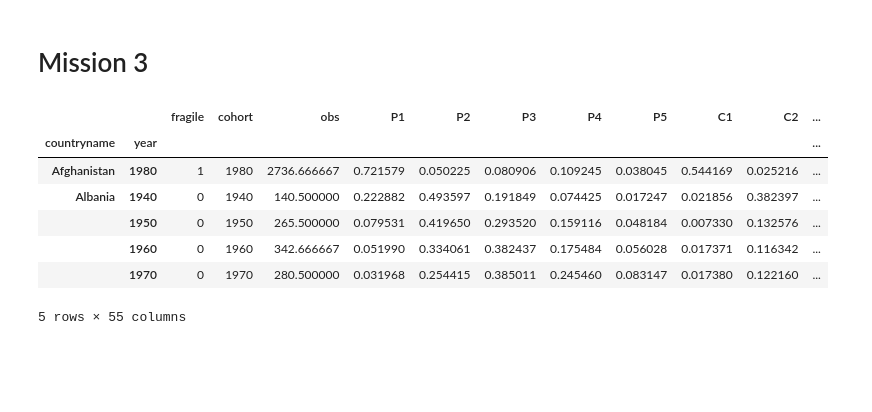
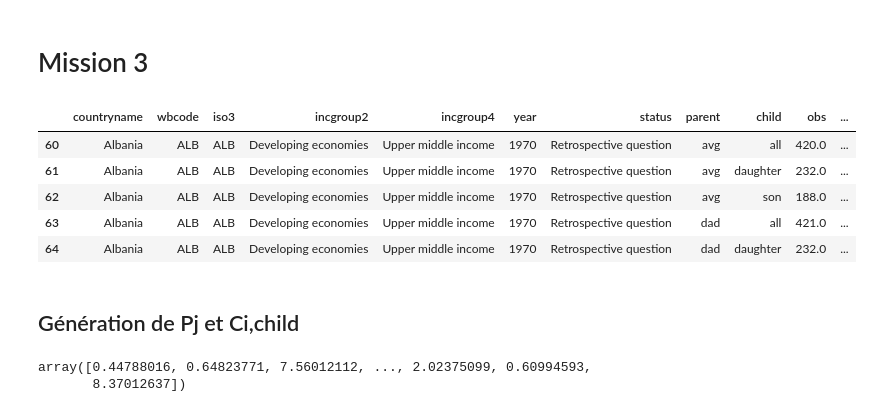
Before and after one commit to Julien-paulet/Projet_7, a Jupyter notebook: Effectuez_une_prediction_de_revenus_main_file.ipynb, the cells around one changed output. Saved outputs shown, nothing was run; the diff lists cells and outputs as text; code cells hidden in the pictures; blank space fills up the shorter version.

```diff
--- a/Effectuez_une_prediction_de_revenus_main_file.ipynb
+++ b/Effectuez_une_prediction_de_revenus_main_file.ipynb
@@ -391,17 +391,34 @@ data_gini_fr[data_gini_fr['Country'] == 'France']
 <p> L'index de la France est le 38, elle est donc 39eme dans le classement </p>
 # %% [markdown]
 # Mission 3
-# %%
-elasticite = pd.read_csv('coef_elasticite.csv')
-elasticite = elasticite.groupby(['countryname', 'year']).mean()
-elasticite.head()
-# ?
-# %% [output]
-|  |  | fragile | cohort | obs | P1 | P2 | P3 | P4 | P5 | C1 | C2 | ... |
-| countryname | year |  |  |  |  |  |  |  |  |  |  | ... |
-| Afghanistan | 1980 | 1 | 1980 | 2736.666667 | 0.721579 | 0.050225 | 0.080906 | 0.109245 | 0.038045 | 0.544169 | 0.025216 | ... |
-| Albania | 1940 | 0 | 1940 | 140.500000 | 0.222882 | 0.493597 | 0.191849 | 0.074425 | 0.017247 | 0.021856 | 0.382397 | ... |
-|  | 1950 | 0 | 1950 | 265.500000 | 0.079531 | 0.419650 | 0.293520 | 0.159116 | 0.048184 | 0.007330 | 0.132576 | ... |
-|  | 1960 | 0 | 1960 | 342.666667 | 0.051990 | 0.334061 | 0.382437 | 0.175484 | 0.056028 | 0.017371 | 0.116342 | ... |
-|  | 1970 | 0 | 1970 | 280.500000 | 0.031968 | 0.254415 | 0.385011 | 0.245460 | 0.083147 | 0.017380 | 0.122160 | ... |
-5 rows × 55 columns
+# %%
+elasticite = pd.read_csv('coef_elasticite.csv')
+elasticite = elasticite.drop(columns=['region', 'Cores2125_MAcatC1', 'Shortfall0611_obs',
+                                      'Shortfall0611_IGP', 'Shortfall1217_obs',
+                                      'Shortfall1217_IGP', 'S1', 'S2', 'S3', 'MLD_psu',
+                                      'survey', 'ThreeGen_IGPgsd', 'All2125_MEANp',
+                                      'All2125_IGP', 'All2125_IGP', 'All2125_MAcatC1',
+                                      'Cores2125_MEANp', 'Asher_Q4_IGpri',
+                                      'ThreeGen_IGPp1', 'ThreeGen_IGPg1',
+                                      'All2125_MEANc', 'Cores2125_MEANc',
+                                      'Cores2125_IGP','fragile', 'Q4_IGpri',
+                                      'BHQ1', 'BHQ2', 'BHQ3', 'BHQ4', 'Q4BH', 'Delta50',
+                                      'IGP', 'NL1', 'NL2', 'COR', 'MAcatM', 'MAcatC1',
+                                      'Q4child', 'ThreeGen_obs', 'C3', 'C4', 'C5',
+                                      'MEANp', 'MEANc', 'SDp', 'SDc', 'P1', 'P2', 'P3',
+                                      'P4', 'P5', 'C1', 'C2', 'GINIp', 'GINIc', 'cohort'])
+#Faire ça autrement, ça prend trop de temps de tout enlever à la main comme ça
+elasticite['IGEincome'] = elasticite['IGEincome'].fillna(0)
+elasticite = elasticite[elasticite.IGEincome != 0]
+#elasticite = elasticite.groupby(['countryname', 'year']).mean()
+elasticite.head()
+# ?
+# %% [output]
+|  | countryname | wbcode | iso3 | incgroup2 | incgroup4 | year | status | parent | child | obs | ... |
+| 60 | Albania | ALB | ALB | Developing economies | Upper middle income | 1970 | Retrospective question | avg | all | 420.0 | ... |
+| 61 | Albania | ALB | ALB | Developing economies | Upper middle income | 1970 | Retrospective question | avg | daughter | 232.0 | ... |
+| 62 | Albania | ALB | ALB | Developing economies | Upper middle income | 1970 | Retrospective question | avg | son | 188.0 | ... |
+| 63 | Albania | ALB | ALB | Developing economies | Upper middle income | 1970 | Retrospective question | dad | all | 421.0 | ... |
+| 64 | Albania | ALB | ALB | Developing economies | Upper middle income | 1970 | Retrospective question | dad | daughter | 232.0 | ... |
+# %% [markdown]
+## Génération de Pj et Ci,child
@@ -407,0 +510,5 @@ elasticite.head()
+# %%
+generate_incomes(200000, 0.9)
+# %% [output]
+array([0.44788016, 0.64823771, 7.56012112, ..., 2.02375099, 0.60994593,
+       8.37012637])
```
Also changed, not shown: parts of 3 cells of this notebook.
